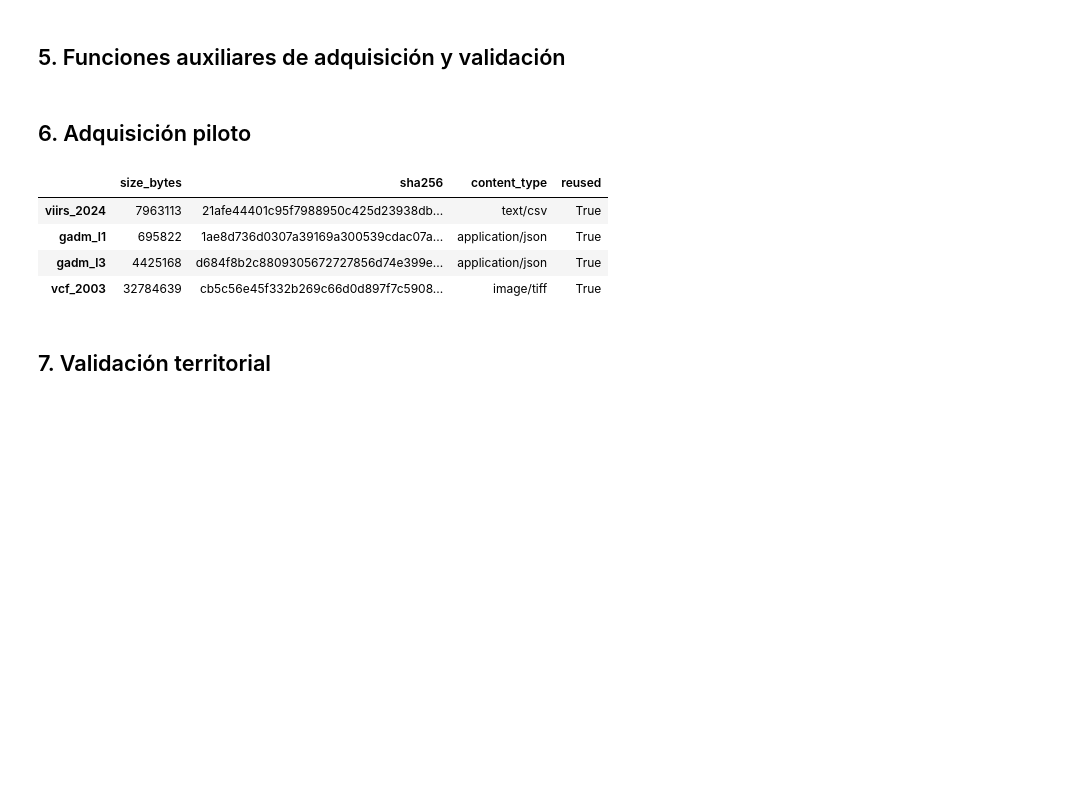
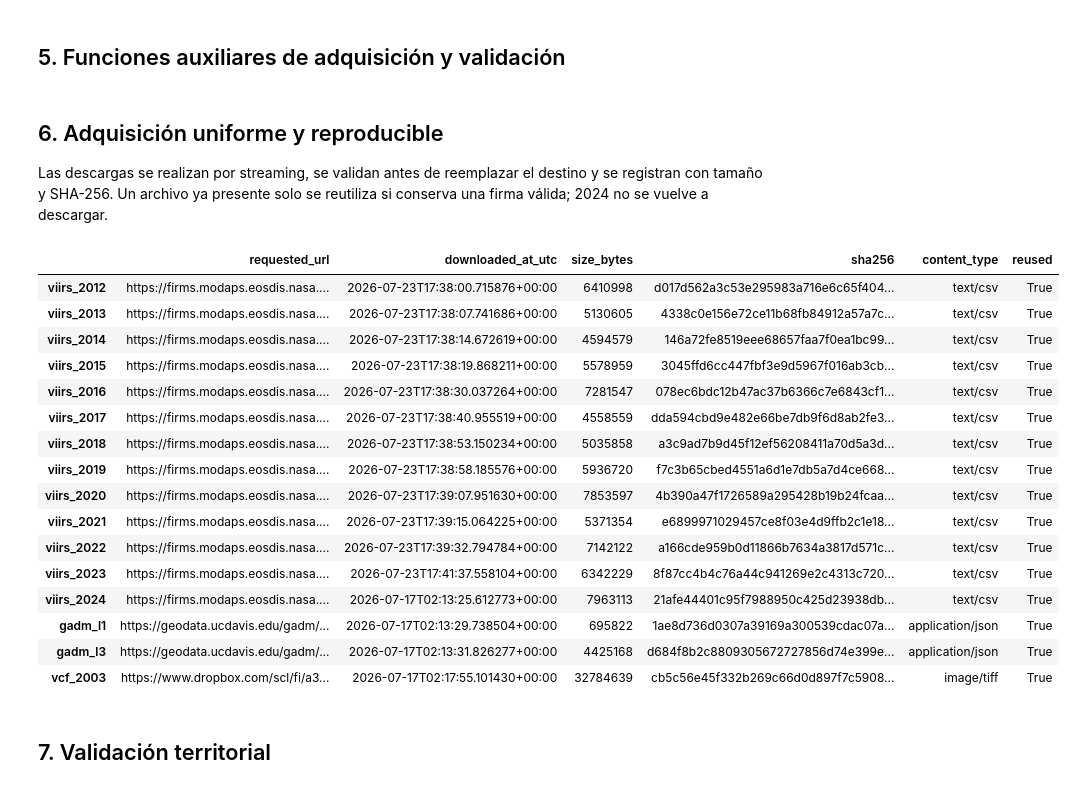
Before and after one commit to anzonyquispe/GeoAgent, a Jupyter notebook: Assignments/Assignment1/Assignment1_Tarea1-5_grupo3.ipynb, the cells around one changed output. Saved outputs shown, nothing was run; the diff lists cells and outputs as text; code cells hidden in the pictures; blank space fills up the shorter version.

```diff
--- a/Assignments/Assignment1/Assignment1_Tarea1-5_grupo3.ipynb
+++ b/Assignments/Assignment1/Assignment1_Tarea1-5_grupo3.ipynb
@@ -284,12 +327,24 @@ def download_stream(
     partial.unlink(missing_ok=True)
     started = time.perf_counter()
     try:
+        from requests.adapters import HTTPAdapter
+        from urllib3.util.retry import Retry
+
         session = requests.Session()
+        retry_policy = Retry(
+            total=4,
+            connect=4,
+            read=4,
+            backoff_factor=2,
+            status_forcelist=(429, 500, 502, 503, 504),
+            allowed_methods=frozenset({"GET", "HEAD"}),
+        )
+        session.mount("https://", HTTPAdapter(max_retries=retry_policy))
         response = session.get(
             url,
             stream=True,
             allow_redirects=True,
-            timeout=(20, 180),
+            timeout=(120, 300),
             headers={"User-Agent": "GeoAgent-Assignment1-Grupo3/1.0"},
         )
         initial_content_type = response.headers.get("Content-Type", "")
@@ -312,7 +367,7 @@ def download_stream(
                 redirect_url,
                 stream=True,
                 allow_redirects=True,
-                timeout=(20, 180),
+                timeout=(120, 300),
                 headers={"User-Agent": "GeoAgent-Assignment1-Grupo3/1.0"},
             )
 
@@ -357,37 +412,72 @@ def download_stream(
     _write_manifest(manifest_path, manifest)
     return record
 # %% [markdown]
-## 6. Adquisición piloto
+## 6. Adquisición uniforme y reproducible
+
+Las descargas se realizan por streaming, se validan antes de reemplazar el
+destino y se registran con tamaño y SHA-256. Un archivo ya presente solo se
+reutiliza si conserva una firma válida; 2024 no se vuelve a descargar.
 # %%
 download_records = {}
-for dataset in ("viirs_2024", "gadm_l1", "gadm_l3"):
-    source = PILOT_SOURCES[dataset]
+for year in VIIRS_YEARS:
+    source_item = VIIRS_SOURCES[year]
+    download_records[f"viirs_{year}"] = download_stream(
+        source_item["url"], source_item["path"], source_item["kind"]
+    )
+
+for dataset in ("gadm_l1", "gadm_l3"):
+    source_item = PILOT_SOURCES[dataset]
     download_records[dataset] = download_stream(
-        source["url"], source["path"], source["kind"]
+        source_item["url"], source_item["path"], source_item["kind"]
     )
 
 try:
-    source = PILOT_SOURCES["vcf_2003"]
+    source_item = PILOT_SOURCES["vcf_2003"]
     download_records["vcf_2003"] = download_stream(
-        source["url"], source["path"], source["kind"]
+        source_item["url"], source_item["path"], source_item["kind"]
     )
 except Exception as exc:
     manual_instruction = (
         "Descarga manual requerida: abre exclusivamente el enlace VCF del issue #9, "
         "descarga el archivo sin convertirlo ni renombrarlo y guárdalo en "
         f"'{PILOT_SOURCES['vcf_2003']['path'].relative_to(REPO_ROOT).as_posix()}'. "
         "Luego vuelve a ejecutar esta celda. No uses otra fuente."
     )
-    raise RuntimeError(f"No fue posible automatizar el VCF: {exc}. {manual_instruction}") from exc
+    raise RuntimeError(
+        f"No fue posible automatizar el VCF: {exc}. {manual_instruction}"
+    ) from exc
 
 download_table = pd.DataFrame.from_dict(download_records, orient="index")
-display(download_table[["size_bytes", "sha256", "content_type", "reused"]])
+display(
+    download_table[
+        [
+            "requested_url",
+            "downloaded_at_utc",
+            "size_bytes",
+            "sha256",
+            "content_type",
+            "reused",
+        ]
+    ]
+)
 # %% [output]
-|  | size_bytes | sha256 | content_type | reused |
-| viirs_2024 | 7963113 | 21afe44401c95f7988950c425d23938db... | text/csv | True |
-| gadm_l1 | 695822 | 1ae8d736d0307a39169a300539cdac07a... | application/json | True |
-| gadm_l3 | 4425168 | d684f8b2c8809305672727856d74e399e... | application/json | True |
-| vcf_2003 | 32784639 | cb5c56e45f332b269c66d0d897f7c5908... | image/tiff | True |
+|  | requested_url | downloaded_at_utc | size_bytes | sha256 | content_type | reused |
+| viirs_2012 | https://firms.modaps.eosdis.nasa.... | 2026-07-23T17:38:00.715876+00:00 | 6410998 | d017d562a3c53e295983a716e6c65f404... | text/csv | True |
+| viirs_2013 | https://firms.modaps.eosdis.nasa.... | 2026-07-23T17:38:07.741686+00:00 | 5130605 | 4338c0e156e72ce11b68fb84912a57a7c... | text/csv | True |
+| viirs_2014 | https://firms.modaps.eosdis.nasa.... | 2026-07-23T17:38:14.672619+00:00 | 4594579 | 146a72fe8519eee68657faa7f0ea1bc99... | text/csv | True |
+| viirs_2015 | https://firms.modaps.eosdis.nasa.... | 2026-07-23T17:38:19.868211+00:00 | 5578959 | 3045ffd6cc447fbf3e9d5967f016ab3cb... | text/csv | True |
+| viirs_2016 | https://firms.modaps.eosdis.nasa.... | 2026-07-23T17:38:30.037264+00:00 | 7281547 | 078ec6bdc12b47ac37b6366c7e6843cf1... | text/csv | True |
+| viirs_2017 | https://firms.modaps.eosdis.nasa.... | 2026-07-23T17:38:40.955519+00:00 | 4558559 | dda594cbd9e482e66be7db9f6d8ab2fe3... | text/csv | True |
+| viirs_2018 | https://firms.modaps.eosdis.nasa.... | 2026-07-23T17:38:53.150234+00:00 | 5035858 | a3c9ad7b9d45f12ef56208411a70d5a3d... | text/csv | True |
+| viirs_2019 | https://firms.modaps.eosdis.nasa.... | 2026-07-23T17:38:58.185576+00:00 | 5936720 | f7c3b65cbed4551a6d1e7db5a7d4ce668... | text/csv | True |
+| viirs_2020 | https://firms.modaps.eosdis.nasa.... | 2026-07-23T17:39:07.951630+00:00 | 7853597 | 4b390a47f1726589a295428b19b24fcaa... | text/csv | True |
+| viirs_2021 | https://firms.modaps.eosdis.nasa.... | 2026-07-23T17:39:15.064225+00:00 | 5371354 | e6899971029457ce8f03e4d9ffb2c1e18... | text/csv | True |
+| viirs_2022 | https://firms.modaps.eosdis.nasa.... | 2026-07-23T17:39:32.794784+00:00 | 7142122 | a166cde959b0d11866b7634a3817d571c... | text/csv | True |
+| viirs_2023 | https://firms.modaps.eosdis.nasa.... | 2026-07-23T17:41:37.558104+00:00 | 6342229 | 8f87cc4b4c76a44c941269e2c4313c720... | text/csv | True |
+| viirs_2024 | https://firms.modaps.eosdis.nasa.... | 2026-07-17T02:13:25.612773+00:00 | 7963113 | 21afe44401c95f7988950c425d23938db... | text/csv | True |
+| gadm_l1 | https://geodata.ucdavis.edu/gadm/... | 2026-07-17T02:13:29.738504+00:00 | 695822 | 1ae8d736d0307a39169a300539cdac07a... | application/json | True |
+| gadm_l3 | https://geodata.ucdavis.edu/gadm/... | 2026-07-17T02:13:31.826277+00:00 | 4425168 | d684f8b2c8809305672727856d74e399e... | application/json | True |
+| vcf_2003 | https://www.dropbox.com/scl/fi/a3... | 2026-07-17T02:17:55.101430+00:00 | 32784639 | cb5c56e45f332b269c66d0d897f7c5908... | image/tiff | True |
 # %% [markdown]
 ## 7. Validación territorial
 # %%
```
Also changed, not shown: parts of 39 cells of this notebook, 1 other file.
